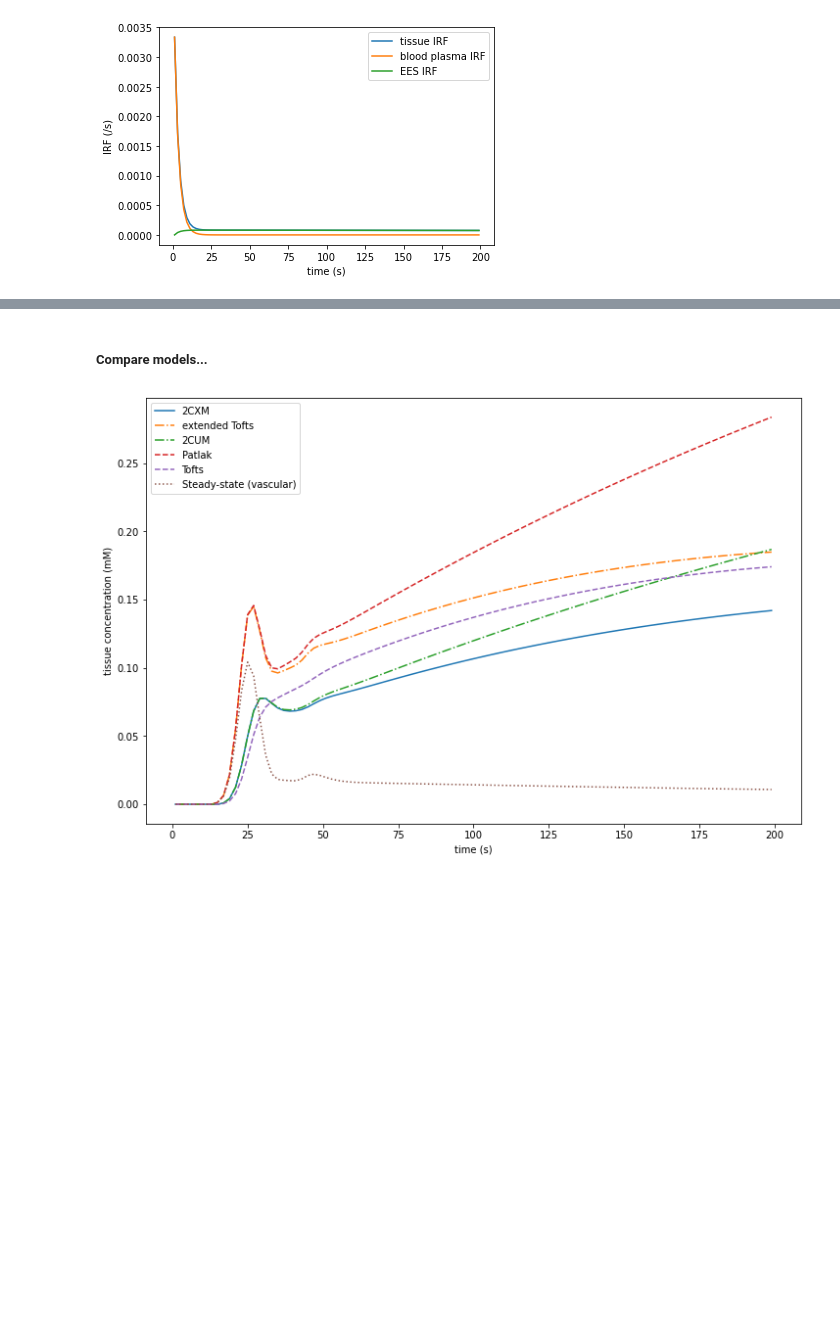
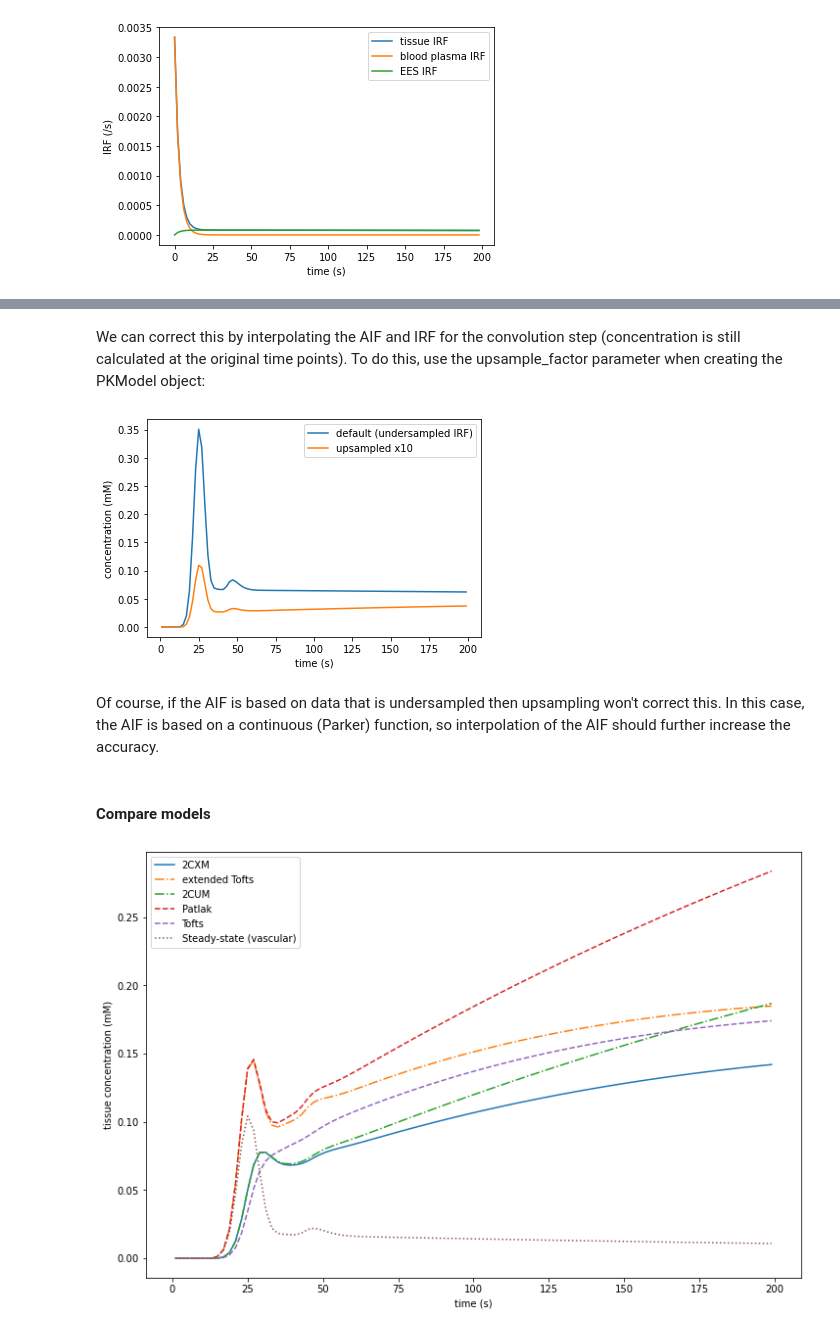
Before and after one commit to mjt320/SEPAL, a Jupyter notebook: demo/demo_pk_models.ipynb, the cells around one changed output, grey strips where cells are left out. Cells and saved outputs as stored; diff of their text form; code cells hidden in the pictures; blank space fills up the shorter version.

```diff
--- a/demo/demo_pk_models.ipynb
+++ b/demo/demo_pk_models.ipynb
@@ -77,3 +103,19 @@ plt.ylabel('IRF (/s)');
+# %%
+C_t_default, _, _ = pk_models.TCXM(t, aif).conc(vp=0.01, ps=5e-3, ve=0.2, fp=200)
+# %% [markdown]
+We can correct this by interpolating the AIF and IRF for the convolution step (concentration is still calculated at the original time points). To do this, use the upsample_factor parameter when creating the PKModel object:
+# %%
+C_t_upsampled, _, _ = pk_models.TCXM(t, aif, upsample_factor=10).conc(vp=0.01, ps=5e-3, ve=0.2, fp=200)
+
+plt.plot(t, C_t_default, '-', label='default (undersampled IRF)')
+plt.plot(t, C_t_upsampled, '-', label='upsampled x10')
+plt.legend()
+plt.xlabel('time (s)')
+plt.ylabel('concentration (mM)');
+# %% [output]
+[figure, added]
+# %% [markdown]
+Of course, if the AIF is based on data that is undersampled then upsampling won't correct this. In this case, the AIF is based on a continuous (Parker) function, so interpolation of the AIF should further increase the accuracy.
 # %% [markdown]
-##### Compare models...
+#### Compare models
 # %%
```
Also changed, not shown: parts of 21 cells of this notebook, 1 other file.
